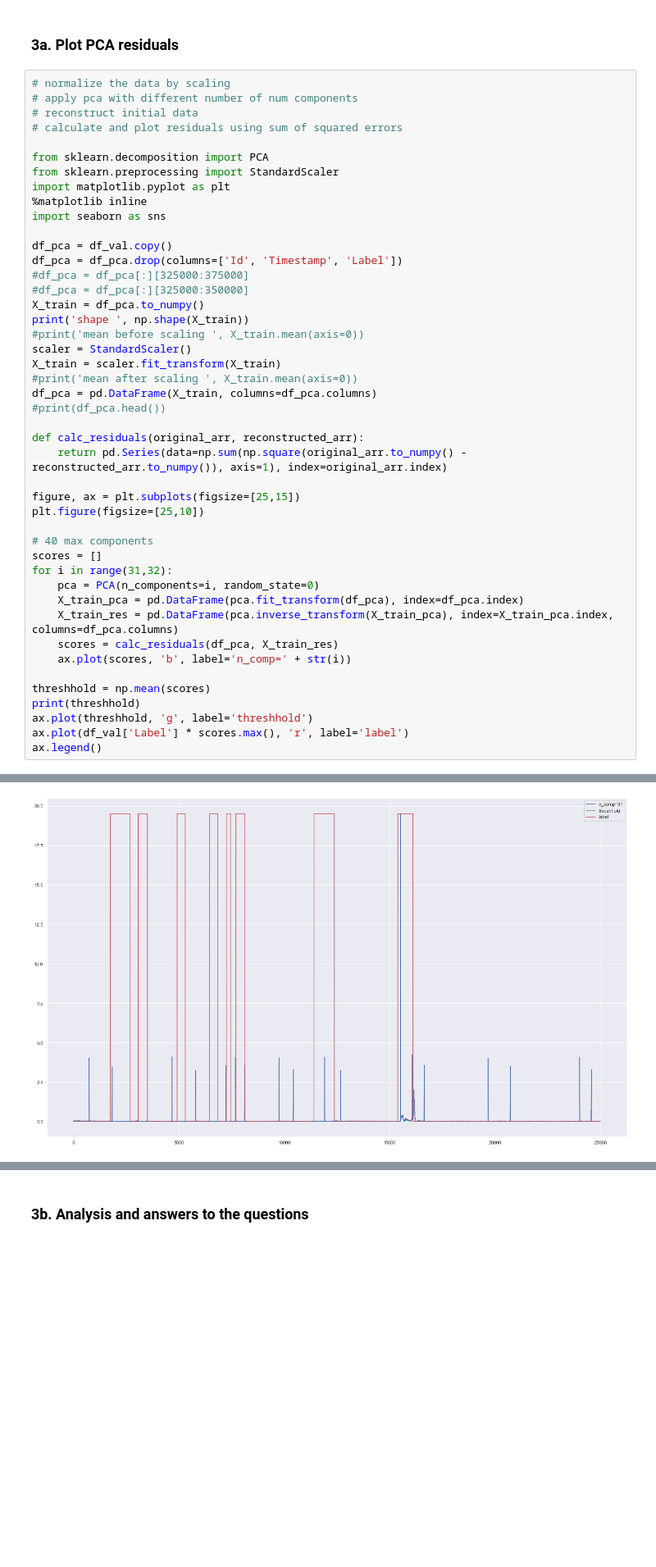
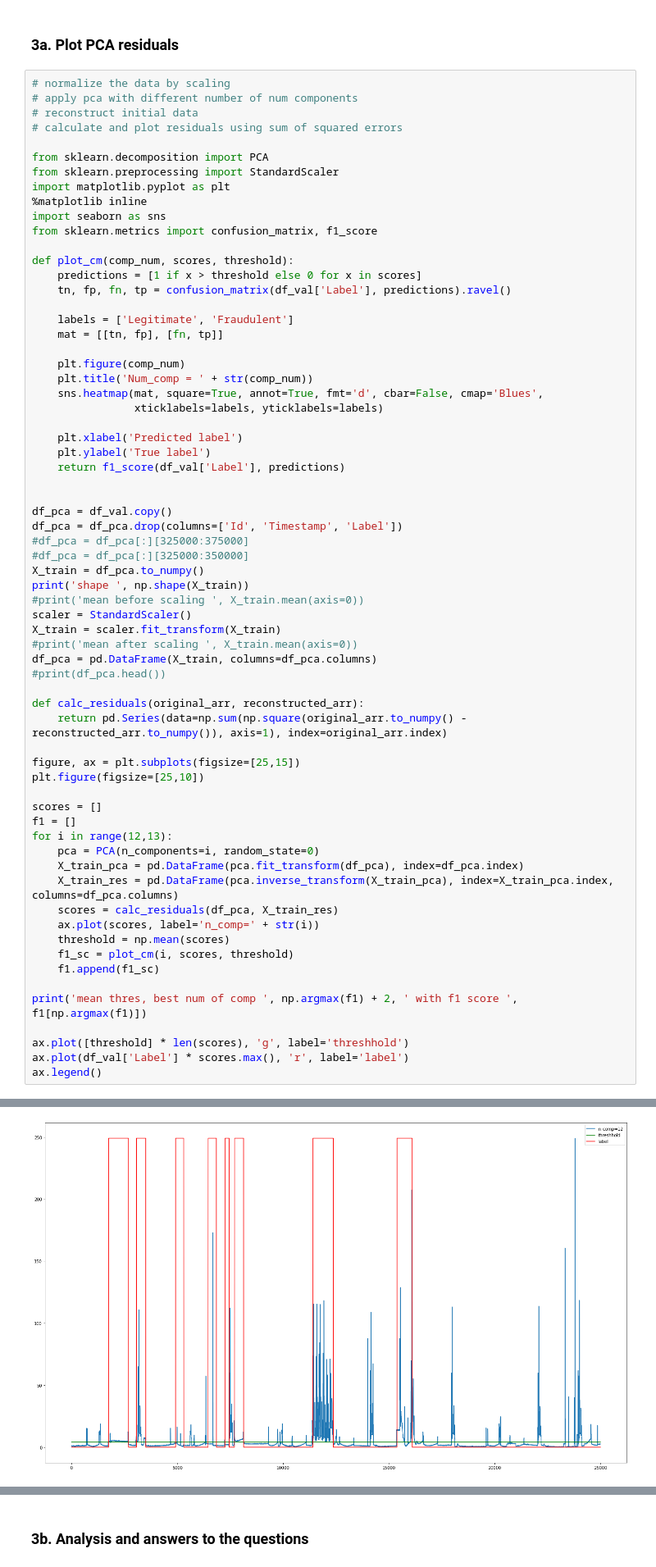
Before and after one commit to kponichtera/cs4035-cda, a Jupyter notebook: lab2/pca_reg.ipynb, the cells around one changed output, grey strips where cells are left out. Shown at 82% size. Saved outputs shown, nothing was run; the diff lists cells and outputs as text; blank space fills up the shorter version.

```diff
--- a/lab2/pca_reg.ipynb
+++ b/lab2/pca_reg.ipynb
@@ -195,6 +195,24 @@ from sklearn.preprocessing import StandardScaler
 import matplotlib.pyplot as plt
 %matplotlib inline
 import seaborn as sns
+from sklearn.metrics import confusion_matrix, f1_score
+
+def plot_cm(comp_num, scores, threshold):
+    predictions = [1 if x > threshold else 0 for x in scores]
+    tn, fp, fn, tp = confusion_matrix(df_val['Label'], predictions).ravel()
+
+    labels = ['Legitimate', 'Fraudulent']
+    mat = [[tn, fp], [fn, tp]]
+
+    plt.figure(comp_num)
+    plt.title('Num_comp = ' + str(comp_num))
+    sns.heatmap(mat, square=True, annot=True, fmt='d', cbar=False, cmap='Blues',
+                xticklabels=labels, yticklabels=labels)
+
+    plt.xlabel('Predicted label')
+    plt.ylabel('True label')
+    return f1_score(df_val['Label'], predictions)
+
 
 df_pca = df_val.copy()
 df_pca = df_pca.drop(columns=['Id', 'Timestamp', 'Label'])
@@ -215,18 +233,21 @@ def calc_residuals(original_arr, reconstructed_arr):
 figure, ax = plt.subplots(figsize=[25,15])
 plt.figure(figsize=[25,10])
 
-# 40 max components
 scores = []
-for i in range(31,32):
+f1 = []
+for i in range(12,13):
     pca = PCA(n_components=i, random_state=0)
     X_train_pca = pd.DataFrame(pca.fit_transform(df_pca), index=df_pca.index)
     X_train_res = pd.DataFrame(pca.inverse_transform(X_train_pca), index=X_train_pca.index, columns=df_pca.columns)
     scores = calc_residuals(df_pca, X_train_res)
-    ax.plot(scores, 'b', label='n_comp=' + str(i))
+    ax.plot(scores, label='n_comp=' + str(i))
+    threshold = np.mean(scores)
+    f1_sc = plot_cm(i, scores, threshold)
+    f1.append(f1_sc)
 
-threshhold = np.mean(scores)
-print(threshhold)
-ax.plot(threshhold, 'g', label='threshhold')
+print('mean thres, best num of comp ', np.argmax(f1) + 2, ' with f1 score ', f1[np.argmax(f1)])
+
+ax.plot([threshold] * len(scores), 'g', label='threshhold')
 ax.plot(df_val['Label'] * scores.max(), 'r', label='label')
 ax.legend()
 # %% [output]
@@ -235,3 +256,3 @@ shape  (25000, 51)
 <matplotlib.legend.Legend at 0x...>
-[figure, old version]
+[figure, new version]
 <Figure size 1800x720 with 0 Axes>
```
Also changed, not shown: parts of 12 cells of this notebook, 1 other file.
